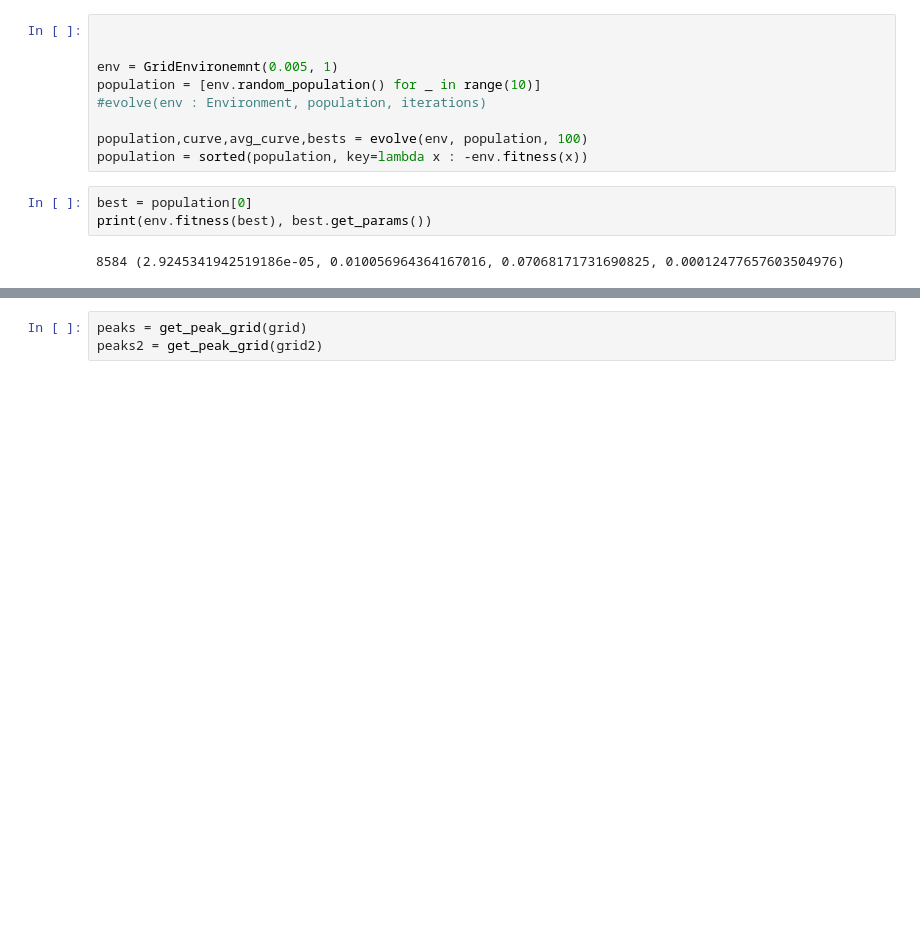
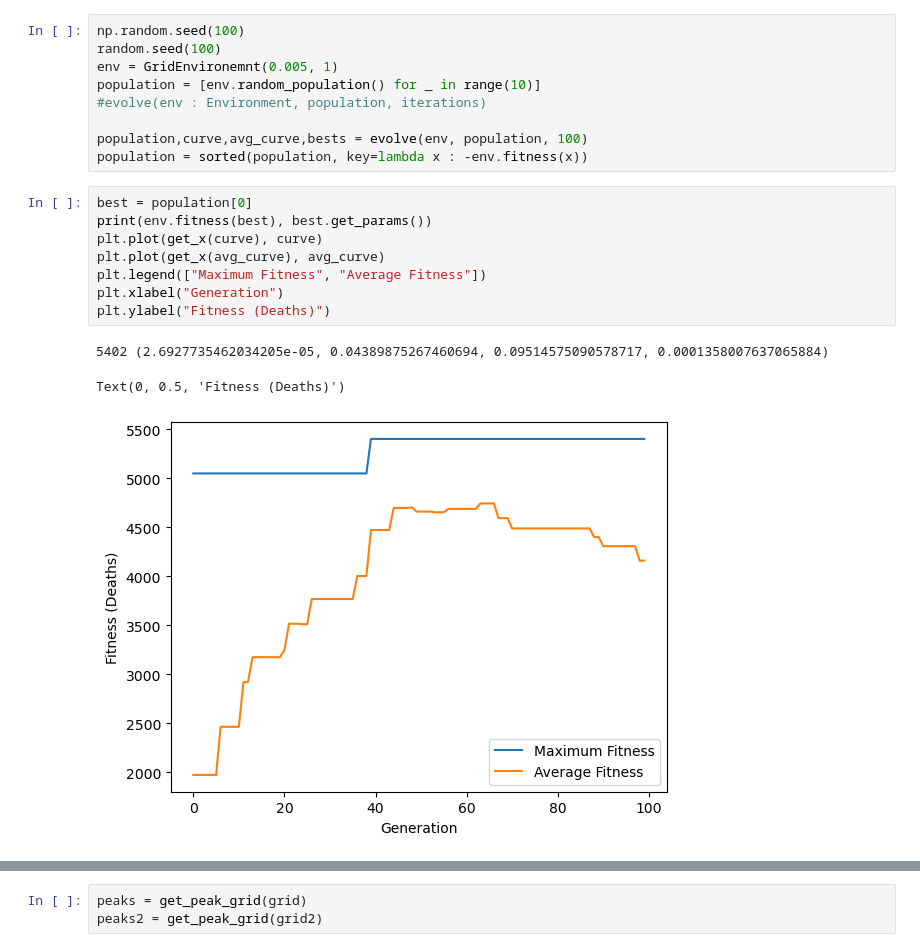
Before and after one commit to ScottBlyth/SIRD_Model, a Jupyter notebook: plots.ipynb, the cells around one changed output, grey strips where cells are left out. Saved outputs shown, nothing was run; the diff lists cells and outputs as text; blank space fills up the shorter version.

```diff
--- a/plots.ipynb
+++ b/plots.ipynb
@@ -11,6 +95,6 @@ default = disease(2.3677029021650897*10**(-5),
 # %%
-
-
+np.random.seed(100)
+random.seed(100)
 env = GridEnvironemnt(0.005, 1)
 population = [env.random_population() for _ in range(10)]
 #evolve(env : Environment, population, iterations)
@@ -20,5 +104,12 @@ population = sorted(population, key=lambda x : -env.fitness(x))
 # %%
 best = population[0]
 print(env.fitness(best), best.get_params())
+plt.plot(get_x(curve), curve)
+plt.plot(get_x(avg_curve), avg_curve)
+plt.legend(["Maximum Fitness", "Average Fitness"])
+plt.xlabel("Generation")
+plt.ylabel("Fitness (Deaths)")
 # %% [output]
-8584 (2.9245341942519186e-05, 0.010056964364167016, 0.07068171731690825, 0.00012477657603504976)
+5402 (2.6927735462034205e-05, 0.04389875267460694, 0.09514575090578717, 0.0001358007637065884)
+Text(0, 0.5, 'Fitness (Deaths)')
+[figure, added]
```
Also changed, not shown: parts of 18 cells of this notebook, 8 other files.
